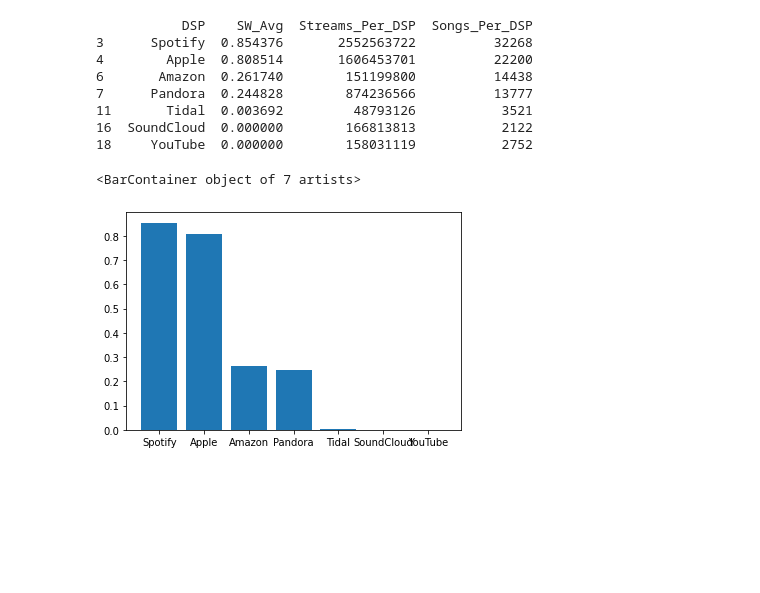
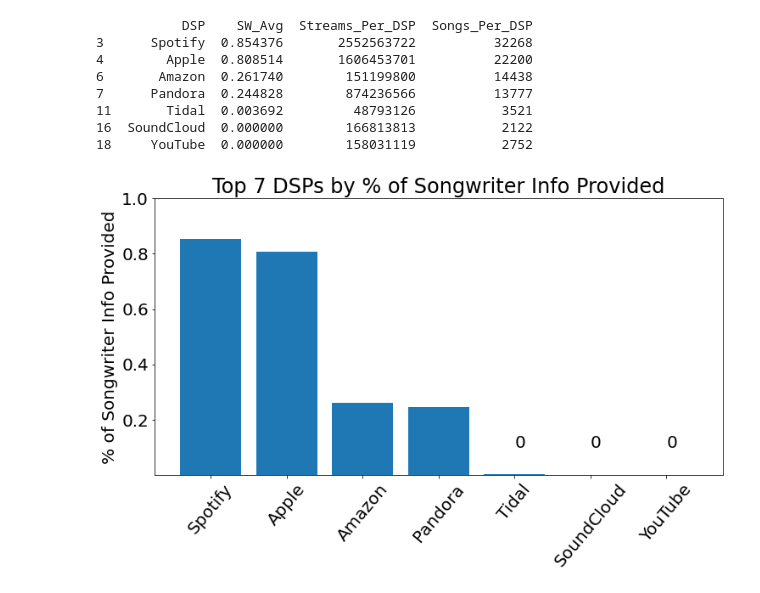
Before and after one commit to NSS-Data-Analytics-Cohort-6/mlc-project-nan-nagini, a Jupyter notebook: Notebooks/mlc_python_proj.ipynb, the cells around one changed output. Drawn from its saved outputs; the diff is of its cells as text; code cells hidden in the pictures; blank space fills up the shorter version.

```diff
--- a/Notebooks/mlc_python_proj.ipynb
+++ b/Notebooks/mlc_python_proj.ipynb
@@ -310,9 +372,15 @@ print(top_7_sw)
 16  SoundCloud  0.000000        166813813           2122
 18     YouTube  0.000000        158031119           2752
 # %%
+# Plot top 7 by SW_Avg
+plt.figure(figsize=(12, 6))
 plt.bar(top_7_sw.DSP, top_7_sw.SW_Avg)
-#plt.ylabel('Percentage')
-#plt.xticks
+plt.ylabel('% of Songwriter Info Provided')
+plt.xticks(rotation = 50)
+plt.yticks([0.2, 0.4, 0.6, 0.8, 1.0])
+plt.text('YouTube', 0.1, '0')
+plt.text('SoundCloud', 0.1, '0')
+plt.text('Tidal', 0.1, '0')
+plt.title('Top 7 DSPs by % of Songwriter Info Provided');
 # %% [output]
-<BarContainer object of 7 artists>
-[figure, old version]
+[figure, new version]
```
Also changed, not shown: parts of 21 cells of this notebook.
